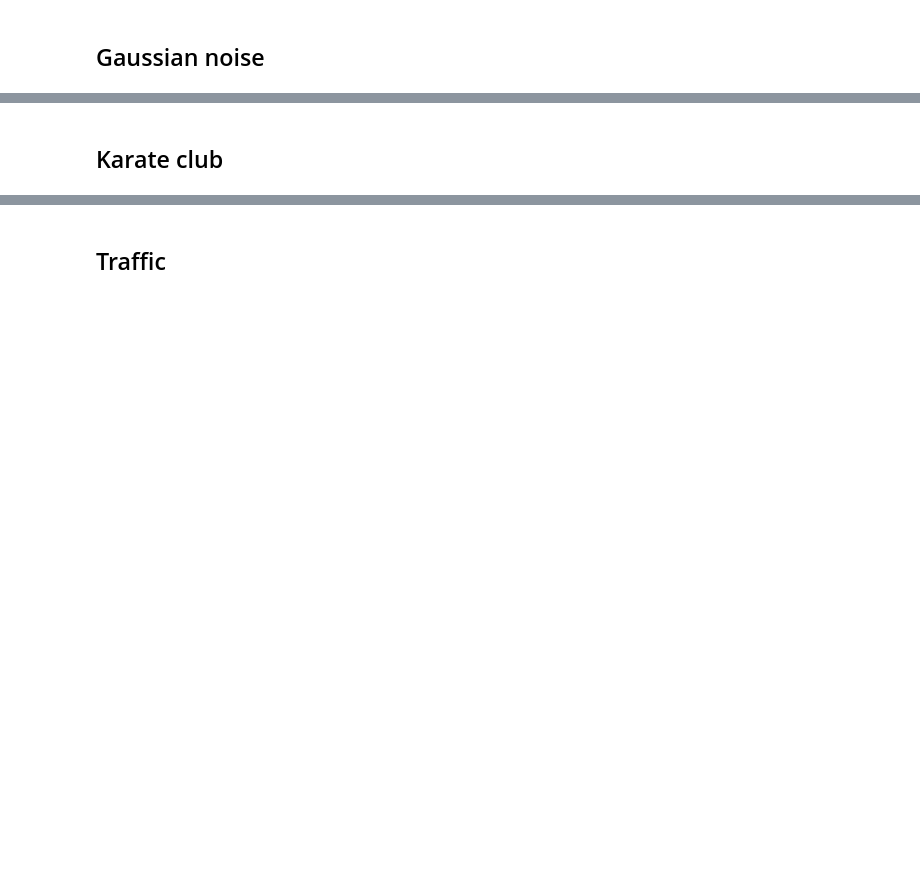
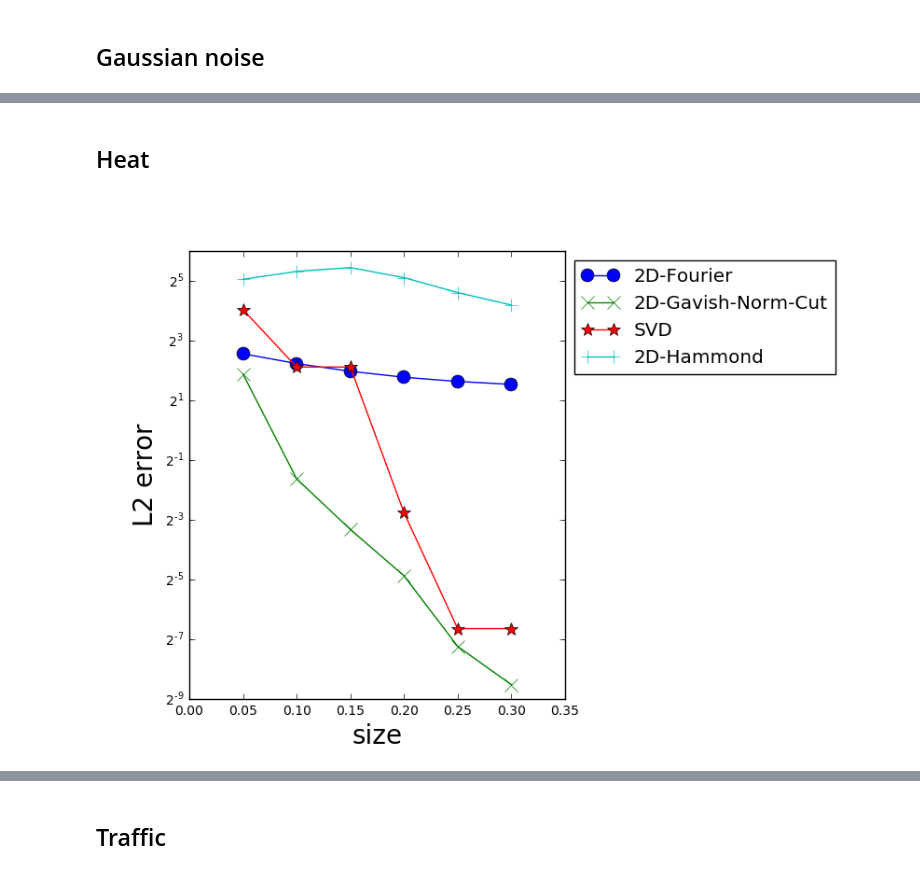
Before and after one commit to arleilps/network-process-discovery, a Jupyter notebook: network-processes.ipynb, the cells around one changed output, grey strips where cells are left out. Cells and saved outputs as stored; diff of their text form; code cells hidden in the pictures; blank space fills up the shorter version.

```diff
--- a/network-processes.ipynb
+++ b/network-processes.ipynb
@@ -302,7 +158,17 @@ Image(filename="traffic_compression_l2.png")
-# %% [markdown]
-## Karate club
-# %%
-G=networkx.karate_club_graph()
-syn_F = generate_dyn_syn(G, 4, 8, 2)
+# %% [markdown]
+## Heat
+# %%
+syn_Fs = []
+for i in range(10):
+    syn_F = generate_dyn_heat(G, 4, 1, 20)
+    syn_Fs.append(syn_F)
+
+algs = [SVD(), TwoDHWavelets(), TwoDFourier(), TwoDGNCWavelets()]
+resth = compression_experiment(G, syn_Fs, algs)
+# %%
+plot_compression_experiments(resth, "traffic_compression_heat_l2.png")
+Image(filename="traffic_compression_heat_l2.png")
+# %% [output]
+[figure, added]
 # %%
 plt.clf()
```
Also changed, not shown: parts of 55 cells of this notebook, 3 other files.
